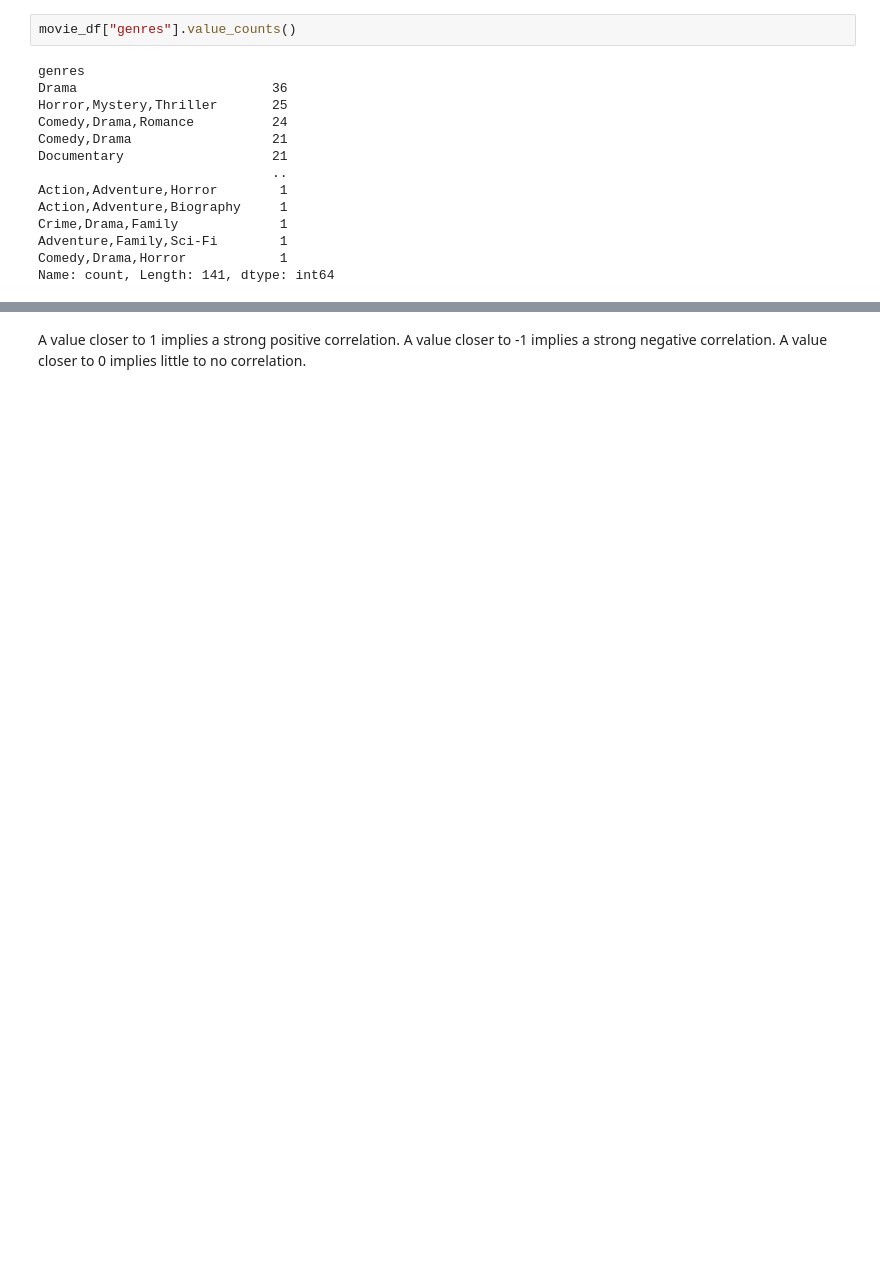
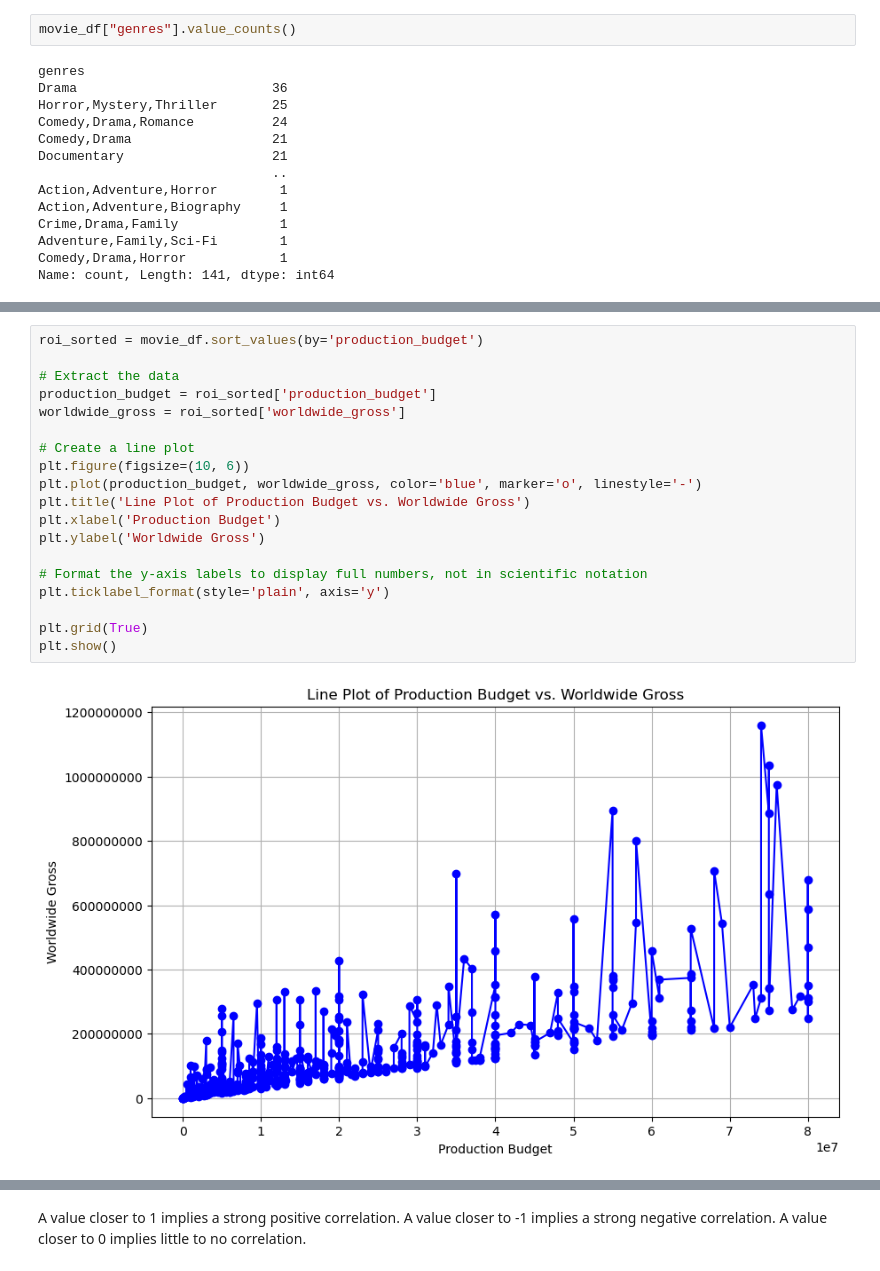
Before and after one commit to GoknurK/Movie_Studio, a Jupyter notebook: stats.ipynb, the cells around one changed output, grey strips where cells are left out. Saved outputs shown, nothing was run; the diff lists cells and outputs as text; blank space fills up the shorter version.

```diff
--- a/stats.ipynb
+++ b/stats.ipynb
@@ -479,0 +427,21 @@ plt.show()
+# %%
+roi_sorted = movie_df.sort_values(by='production_budget')
+
+# Extract the data
+production_budget = roi_sorted['production_budget']
+worldwide_gross = roi_sorted['worldwide_gross']
+
+# Create a line plot
+plt.figure(figsize=(10, 6))
+plt.plot(production_budget, worldwide_gross, color='blue', marker='o', linestyle='-')
+plt.title('Line Plot of Production Budget vs. Worldwide Gross')
+plt.xlabel('Production Budget')
+plt.ylabel('Worldwide Gross')
+
+# Format the y-axis labels to display full numbers, not in scientific notation
+plt.ticklabel_format(style='plain', axis='y')
+
+plt.grid(True)
+plt.show()
+# %% [output]
+[figure, added]
```
Also changed, not shown: parts of 75 cells of this notebook, 1 other file.
